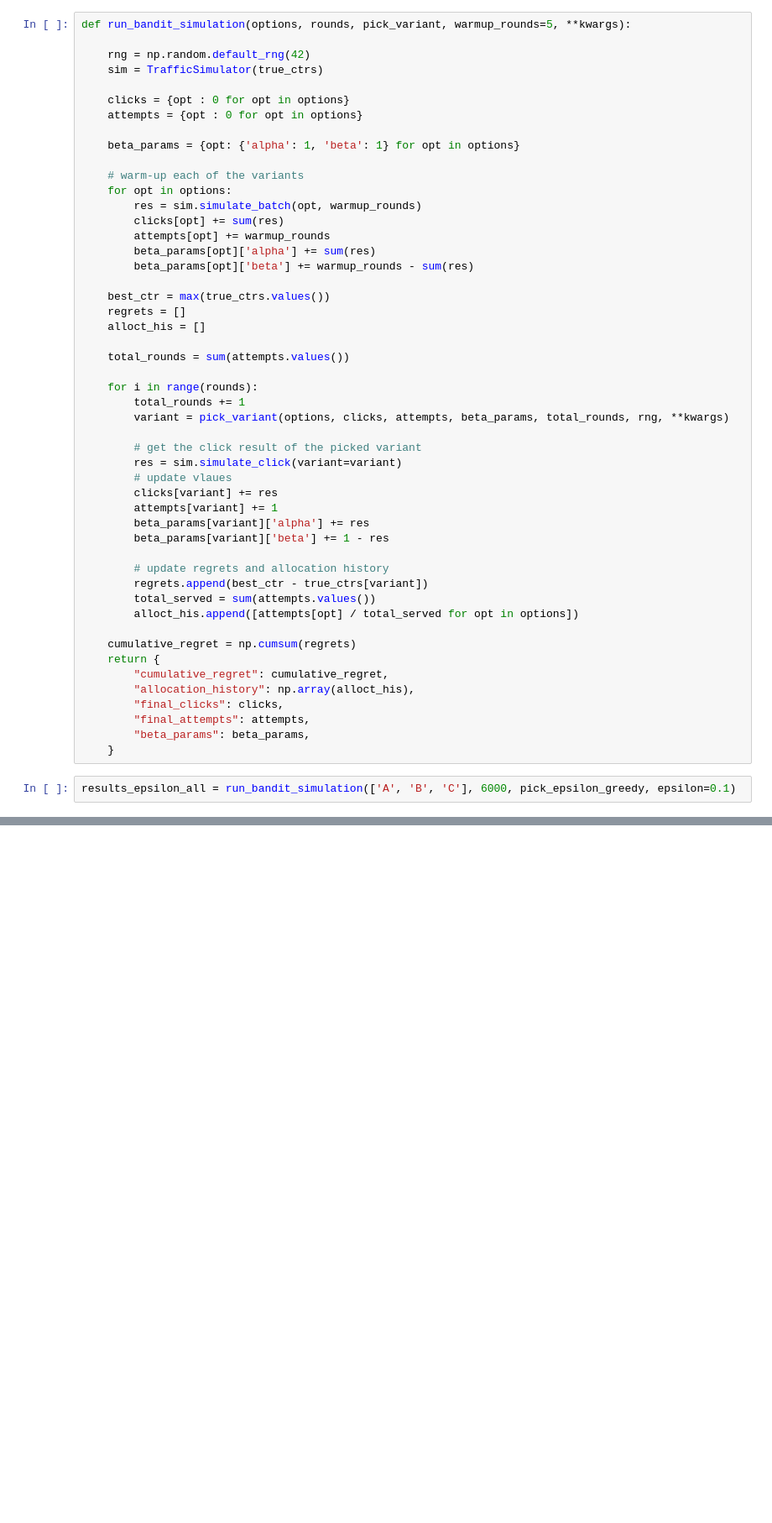
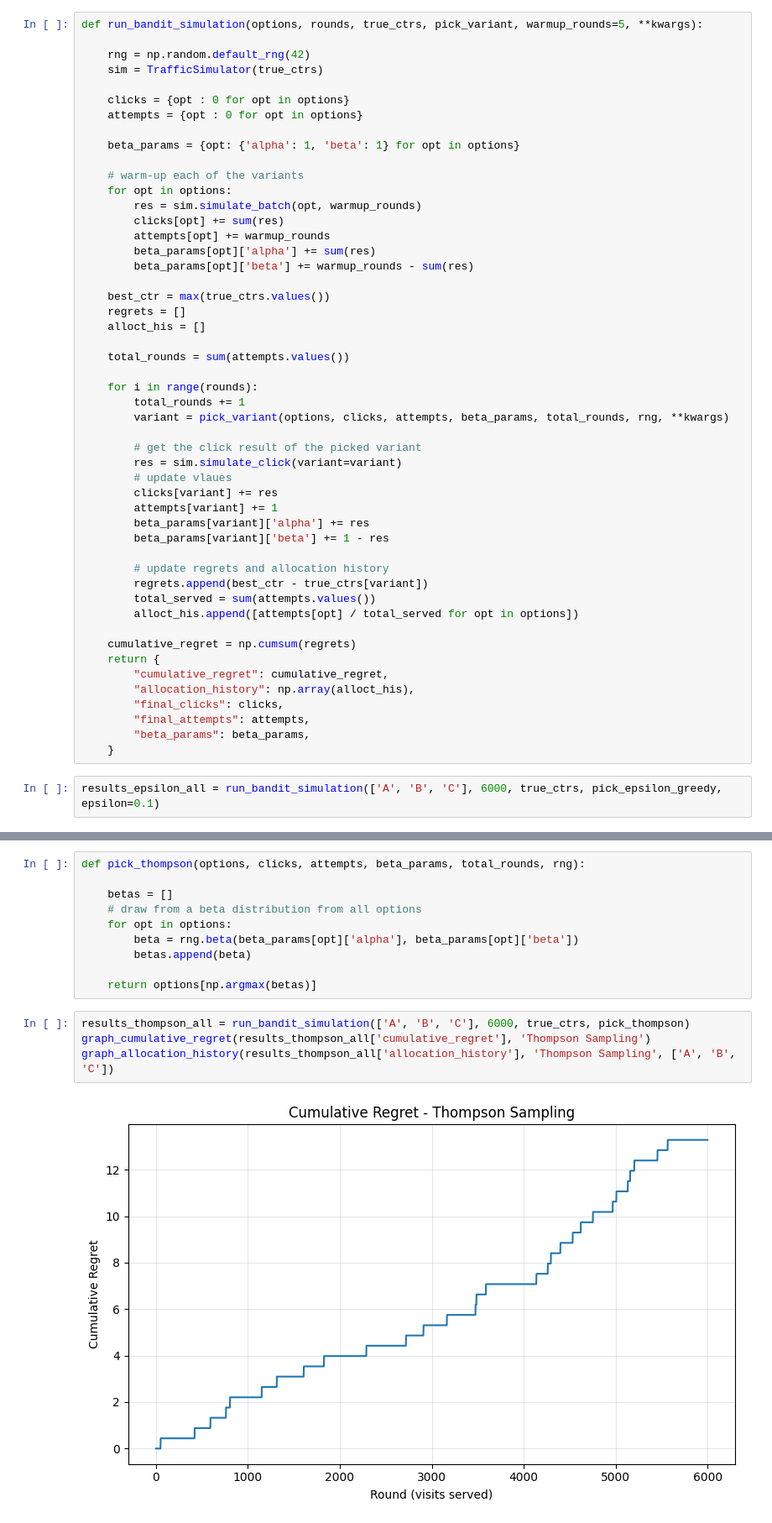
Before and after one commit to ananya290905/RecommenderTesting, a Jupyter notebook: notebooks/03_experimental_simulation.ipynb, the cells around one changed output, grey strips where cells are left out. Shown at 84% size. Cells and saved outputs as stored; diff of their text form; blank space fills up the shorter version.

Commit message:
added bandits

```diff
--- a/notebooks/03_experimental_simulation.ipynb
+++ b/notebooks/03_experimental_simulation.ipynb
@@ -287,7 +287,7 @@ def pick_epsilon_greedy(options, clicks, attempts, beta_params, total_rounds, rn
         # else serve largest ctr
         return options[np.argmax(click_rates)]
 # %%
-def run_bandit_simulation(options, rounds, pick_variant, warmup_rounds=5, **kwargs):
+def run_bandit_simulation(options, rounds, true_ctrs, pick_variant, warmup_rounds=5, **kwargs):
 
     rng = np.random.default_rng(42)
     sim = TrafficSimulator(true_ctrs)
@@ -337,7 +337,7 @@ def run_bandit_simulation(options, rounds, pick_variant, warmup_rounds=5, **kwar
         "beta_params": beta_params,
     }
 # %%
-results_epsilon_all = run_bandit_simulation(['A', 'B', 'C'], 6000, pick_epsilon_greedy, epsilon=0.1)
+results_epsilon_all = run_bandit_simulation(['A', 'B', 'C'], 6000, true_ctrs, pick_epsilon_greedy, epsilon=0.1)
 # %%
 import matplotlib.pyplot as plt
 
@@ -409,3 +408,19 @@ graph_allocation_history(results_ucb1_all['allocation_history'], 'UCB1 B vs. C',
 # %% [output]
 [figure]
 [figure]
+# %%
+def pick_thompson(options, clicks, attempts, beta_params, total_rounds, rng):
+
+    betas = []
+    # draw from a beta distribution from all options
+    for opt in options:
+        beta = rng.beta(beta_params[opt]['alpha'], beta_params[opt]['beta'])
+        betas.append(beta)
+
+    return options[np.argmax(betas)]
+# %%
+results_thompson_all = run_bandit_simulation(['A', 'B', 'C'], 6000, true_ctrs, pick_thompson)
+graph_cumulative_regret(results_thompson_all['cumulative_regret'], 'Thompson Sampling')
+graph_allocation_history(results_thompson_all['allocation_history'], 'Thompson Sampling', ['A', 'B', 'C'])
+# %% [output]
+[figure, added]
```
Also changed, not shown: parts of 7 cells of this notebook.
